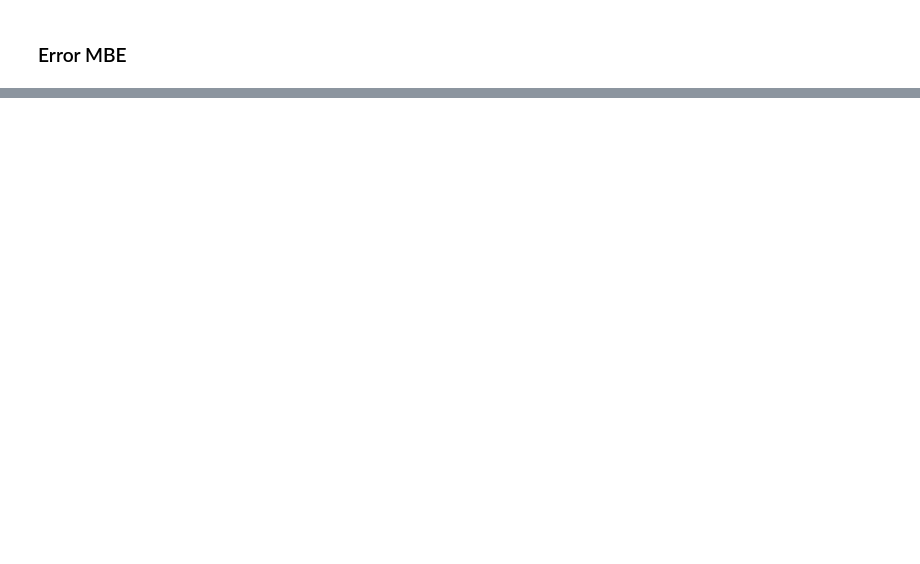
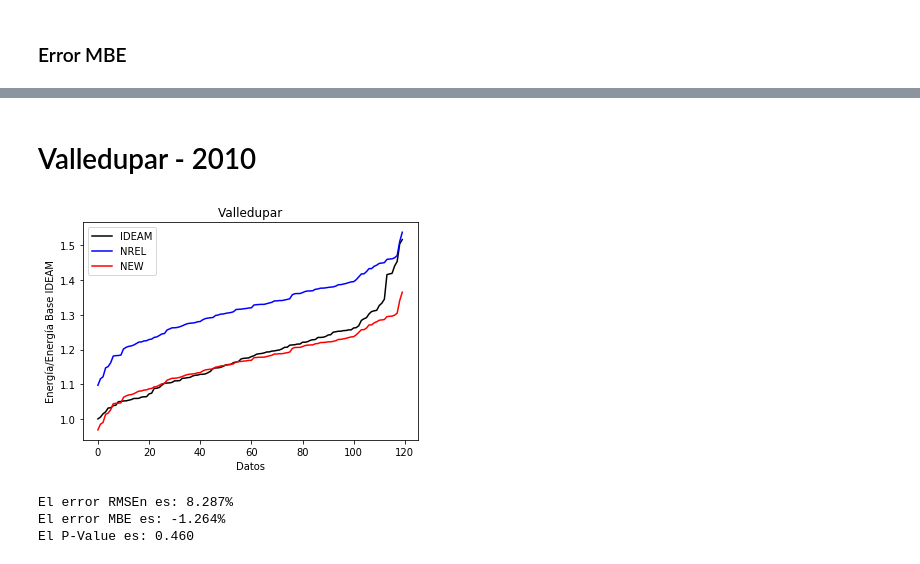
Before and after one commit to drodriguez32/Herramientas-Computacionales, a Jupyter notebook: 02_taller01/Taller_01.ipynb, the cells around one changed output, grey strips where cells are left out. Drawn from its saved outputs; the diff is of its cells as text; code cells hidden in the pictures; blank space fills up the shorter version.

```diff
--- a/02_taller01/Taller_01.ipynb
+++ b/02_taller01/Taller_01.ipynb
@@ -198,10 +178,15 @@ El mes final es: 12
 # %%
-pylab.xlabel("Datos")
-pylab.ylabel("Energía/Energía Base IDEAM")
-pylab.title(ciudad)
-numdatos = range(len(datos_IDEAM))
-pylab.plot(numdatos,datos_IDEAM/datos_IDEAM[0],'-k', label='IDEAM')
-pylab.plot(numdatos,datos_NREL/datos_IDEAM[0],'-b', label='NREL')
-pylab.plot(numdatos,datos_NEW/datos_IDEAM[0],'-r', label='NEW')
-pylab.legend(loc='upper left')
-#pylab.savefig(os.path.join(output_dir,ciudad+'.png'), dpi=600)
+def graph_data(ciudad,datos_IDEAM,datos_NREL,datos_NEW):
+    output_dir = os.path.join('.','output')
+
+    pylab.xlabel("Datos")
+    pylab.ylabel("Energía/Energía Base IDEAM")
+    pylab.title(ciudad)
+    numdatos = range(len(datos_IDEAM))
+    pylab.plot(numdatos,datos_IDEAM/datos_IDEAM[0],'-k', label='IDEAM')
+    pylab.plot(numdatos,datos_NREL/datos_IDEAM[0],'-b', label='NREL')
+    pylab.plot(numdatos,datos_NEW/datos_IDEAM[0],'-r', label='NEW')
+    pylab.legend(loc='upper left')
+    #pylab.savefig(os.path.join(output_dir,ciudad+'.png'), dpi=600)
+
+    return None
@@ -333,0 +290,11 @@ Ks_2sampResult(statistic=0.17500000000000002, pvalue=0.044587233016059116)
+# %% [markdown]
+# Valledupar - 2010
+# %%
+# Importar datos CSV
+vall_OBJ, vall_REF, vall_EXTRA, vall_min_agno, vall_agnos = extract_data('Valledupar')
+# %%
+# Aplicar corrección MCP
+vall_COR = mcp(vall_OBJ,vall_REF,vall_EXTRA,2010)
+# %%
+# Preparar datos
+vall_IDEAM, vall_NREL, vall_NEW = prepare_data(vall_OBJ,vall_REF,vall_COR,vall_min_agno,vall_agnos)
@@ -333,0 +304,14 @@ Ks_2sampResult(statistic=0.17500000000000002, pvalue=0.044587233016059116)
+# %%
+# Gaficar datos
+graph_data('Valledupar',vall_IDEAM,vall_NREL,vall_NEW)
+# %% [output]
+[figure, added]
+# %%
+# Calcular Errores
+vall_rmsen = rmsen(vall_OBJ,vall_COR_cut)
+vall_mbe = mbe(vall_OBJ,vall_COR_cut)
+vall_stat, vall_p = ksi_err(vall_IDEAM,vall_NEW)
+# %% [output]
+El error RMSEn es: 8.287%
+El error MBE es: -1.264%
+El P-Value es: 0.460
```
Also changed, not shown: parts of 24 cells of this notebook, 3 other files.
